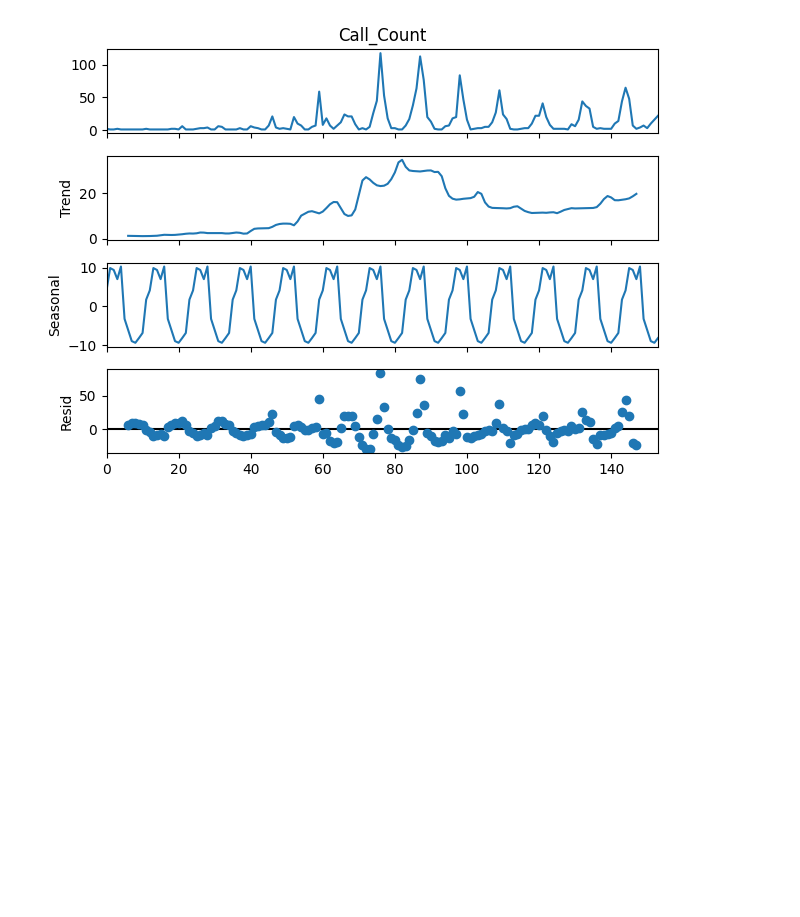
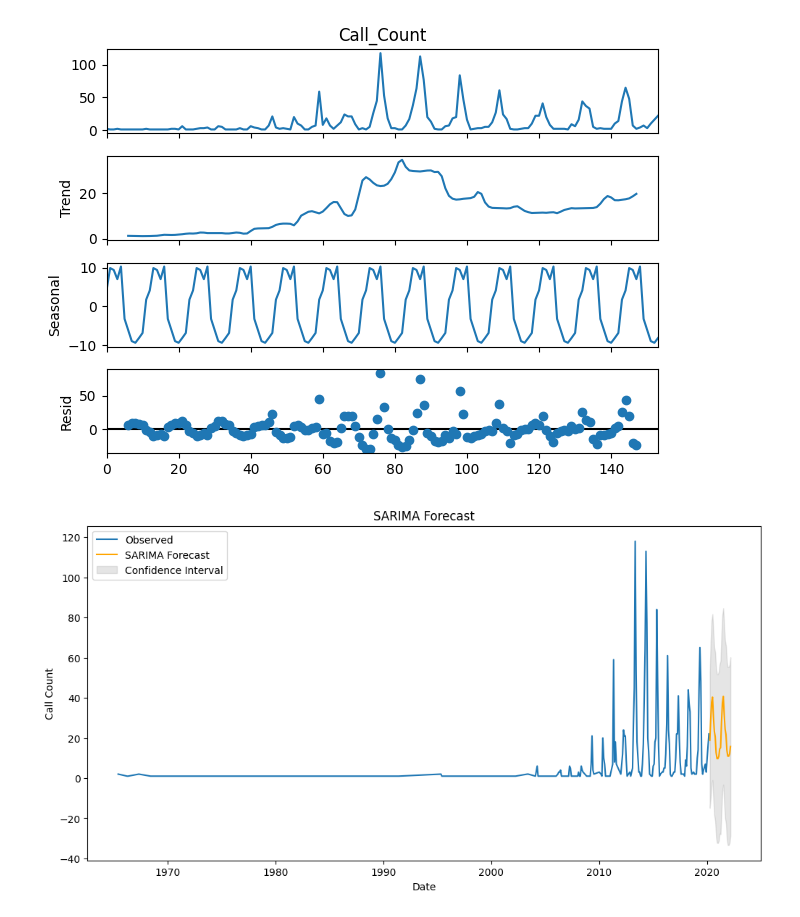
Before and after one commit to G-Bielokozowicz/Birdcall-Identification, a Jupyter notebook: seasonal_trend_prediction.ipynb, the cells around one changed output. Cells and saved outputs as stored; diff of their text form; code cells hidden in the pictures; blank space fills up the shorter version.

Commit message:
Added SARIMA forecasting

```diff
--- a/seasonal_trend_prediction.ipynb
+++ b/seasonal_trend_prediction.ipynb
@@ -128,3 +128,43 @@ result.plot()
 plt.show()
 # %% [output]
 [figure]
+# %%
+# SARIMA Forecasting
+sarima_model = SARIMAX(
+    df_monthly['Call_Count'],
+    order=(1, 1, 1),
+    seasonal_order=(1, 1, 1, 12),
+    enforce_stationarity=False,
+    enforce_invertibility=False
+)
+sarima_result = sarima_model.fit(disp=False)
+
+
+forecast_steps = 24
+sarima_forecast = sarima_result.get_forecast(steps=forecast_steps)
+sarima_forecast_ci = sarima_forecast.conf_int()
+
+# Plot SARIMA forecast
+plt.figure(figsize=(12, 6))
+plt.plot(df_monthly['YearMonth'], df_monthly['Call_Count'], label='Observed')
+plt.plot(
+    pd.date_range(df_monthly['YearMonth'].iloc[-1], periods=forecast_steps, freq='ME'),
+    sarima_forecast.predicted_mean,
+    label='SARIMA Forecast',
+    color='orange'
+)
+plt.fill_between(
+    pd.date_range(df_monthly['YearMonth'].iloc[-1], periods=forecast_steps, freq='ME'),
+    sarima_forecast_ci.iloc[:, 0],
+    sarima_forecast_ci.iloc[:, 1],
+    color='gray',
+    alpha=0.2,
+    label='Confidence Interval'
+)
+plt.title('SARIMA Forecast')
+plt.xlabel('Date')
+plt.ylabel('Call Count')
+plt.legend()
+plt.show()
+# %% [output]
+[figure, added]
```
